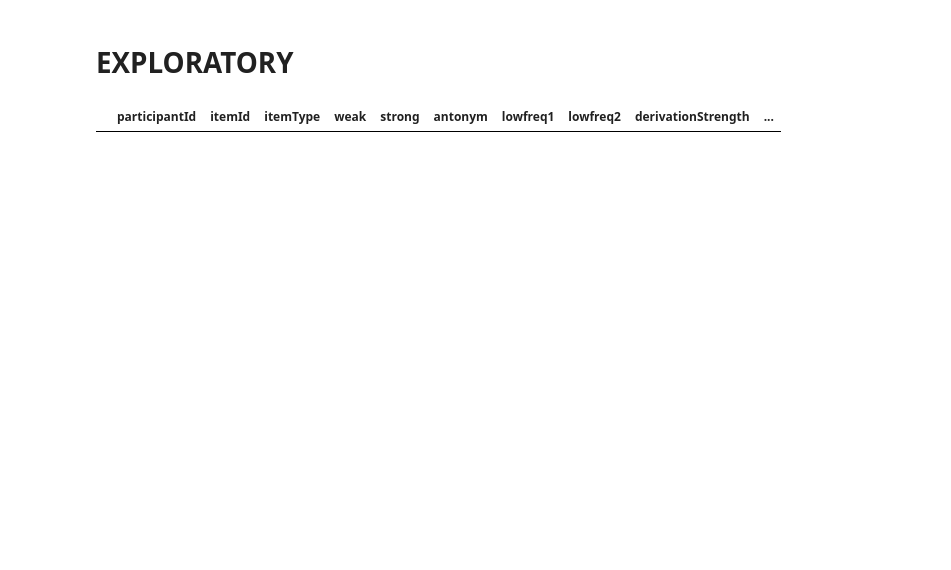
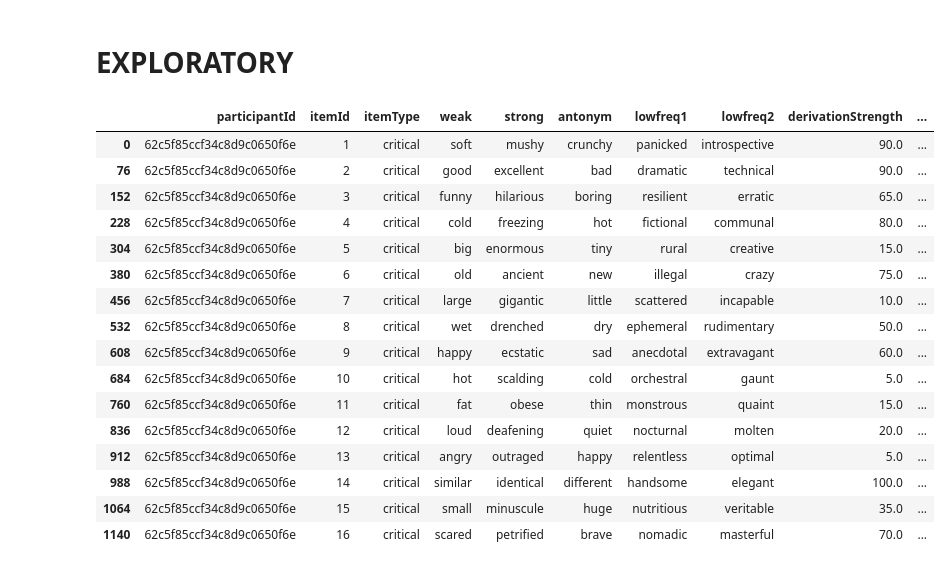
Before and after one commit to yuzh00007/Thesis-Data-Analysis, a Jupyter notebook: Results/MainExperiment/DataFormatting-and-Audio/cleanPictureRatingCSV.ipynb, the cells around one changed output. Saved outputs shown, nothing was run; the diff lists cells and outputs as text; code cells hidden in the pictures; blank space fills up the shorter version.

```diff
--- a/Results/MainExperiment/DataFormatting-and-Audio/cleanPictureRatingCSV.ipynb
+++ b/Results/MainExperiment/DataFormatting-and-Audio/cleanPictureRatingCSV.ipynb
@@ -211,0 +198,21 @@ audio_filtered_participants = [
+# %%
+nathan4u_filtered_participants = [
+    # control accuracy < 50%
+    "6978d830c5d415696508430d",
+    "69c093d33989aa791c4e8b2d",
+    "6a00dbcc626a780a8e5c07a4",
+    "6a177f7ec67996448d9c7d41",
+    "6a1f0ef7a64d44c972d3a5f7",
+    "6a232745f21e165e2b54ed58",
+    "6a2482e9af72b55296872b0d"
+]
+
+nathan4u_technical_issues = [
+    # technical issues: 50+ unanswered
+    "69c093d33989aa791c4e8b2d",
+    "6a2482e9af72b55296872b0d",
+    "6a1f0ef7a64d44c972d3a5f7",
+    "6a00dbcc626a780a8e5c07a4",
+    "6a177f7ec67996448d9c7d41",
+    "6a232745f21e165e2b54ed58",
+]
@@ -214,13 +223,12 @@ audio_filtered_participants = [
 # %%
 all_filtered_participants = list(set(
     picrating_filtered_participants +
-    # ratingoutlier_participants +
+    nathan4u_technical_issues +
     nathan4u_filtered_participants +
     audio_filtered_participants +
     technical_prob_filtered_participants
 ))
 
 print("total number of filtered participants: ", len(all_filtered_participants))
-all_filtered_participants
 # %% [output]
 total number of filtered participants:  23
@@ -438,3 +461,6 @@ sns.catplot(
 # %% [output]
 <seaborn.axisgrid.FacetGrid at 0x...>
 [figure]
+# %%
+crit_only = final_tom_df[final_tom_df["itemType"] == "critical"]
+crit_only.head()
@@ -440,0 +524,11 @@ sns.catplot(
+# %%
+crit_only["derivationDiff"] = crit_only["derivationStrength"] - crit_only["strongRating"]
+crit_only["meanDeriv"] = crit_only.groupby(["participantId"])["derivationDiff"].transform("mean")
+avg_gap = crit_only[["participantId", "meanDeriv"]]
+avg_gap = avg_gap.drop_duplicates().sort_values(by=["meanDeriv"], ascending=False)
+avg_gap.insert(0, 'newId', range(1, 1 + len(avg_gap)))
+
+sns.catplot(data=avg_gap, kind="point", x="newId", y="meanDeriv", alpha=.6, height=5, aspect=3)
+
+print(
+    f"{len(avg_gap[avg_gap["meanDeriv"] > 0]["participantId"])} of the {len(avg_gap)} participants had a larger mean derivation for n
@@ -441,8 +559,24 @@ sns.catplot(
 # %% [markdown]
 # EXPLORATORY
 # %%
-final_df[final_df["participantId"] == "66b153e252bf568e5c9f0ba2"]
+crit_only[crit_only["participantId"] == "62c5f85ccf34c8d9c0650f6e"]
 # %% [output]
 |  | participantId | itemId | itemType | weak | strong | antonym | lowfreq1 | lowfreq2 | derivationStrength | ... |
+| 0 | 62c5f85ccf34c8d9c0650f6e | 1 | critical | soft | mushy | crunchy | panicked | introspective | 90.0 | ... |
+| 76 | 62c5f85ccf34c8d9c0650f6e | 2 | critical | good | excellent | bad | dramatic | technical | 90.0 | ... |
+| 152 | 62c5f85ccf34c8d9c0650f6e | 3 | critical | funny | hilarious | boring | resilient | erratic | 65.0 | ... |
+| 228 | 62c5f85ccf34c8d9c0650f6e | 4 | critical | cold | freezing | hot | fictional | communal | 80.0 | ... |
+| 304 | 62c5f85ccf34c8d9c0650f6e | 5 | critical | big | enormous | tiny | rural | creative | 15.0 | ... |
+| 380 | 62c5f85ccf34c8d9c0650f6e | 6 | critical | old | ancient | new | illegal | crazy | 75.0 | ... |
+| 456 | 62c5f85ccf34c8d9c0650f6e | 7 | critical | large | gigantic | little | scattered | incapable | 10.0 | ... |
+| 532 | 62c5f85ccf34c8d9c0650f6e | 8 | critical | wet | drenched | dry | ephemeral | rudimentary | 50.0 | ... |
+| 608 | 62c5f85ccf34c8d9c0650f6e | 9 | critical | happy | ecstatic | sad | anecdotal | extravagant | 60.0 | ... |
+| 684 | 62c5f85ccf34c8d9c0650f6e | 10 | critical | hot | scalding | cold | orchestral | gaunt | 5.0 | ... |
+| 760 | 62c5f85ccf34c8d9c0650f6e | 11 | critical | fat | obese | thin | monstrous | quaint | 15.0 | ... |
+| 836 | 62c5f85ccf34c8d9c0650f6e | 12 | critical | loud | deafening | quiet | nocturnal | molten | 20.0 | ... |
+| 912 | 62c5f85ccf34c8d9c0650f6e | 13 | critical | angry | outraged | happy | relentless | optimal | 5.0 | ... |
+| 988 | 62c5f85ccf34c8d9c0650f6e | 14 | critical | similar | identical | different | handsome | elegant | 100.0 | ... |
+| 1064 | 62c5f85ccf34c8d9c0650f6e | 15 | critical | small | minuscule | huge | nutritious | veritable | 35.0 | ... |
+| 1140 | 62c5f85ccf34c8d9c0650f6e | 16 | critical | scared | petrified | brave | nomadic | masterful | 70.0 | ... |
 # %%
 df[df["workerid"] == "699e4bcadd64768ae7feedad"]
```
Also changed, not shown: parts of 23 cells of this notebook, 2 other files.
